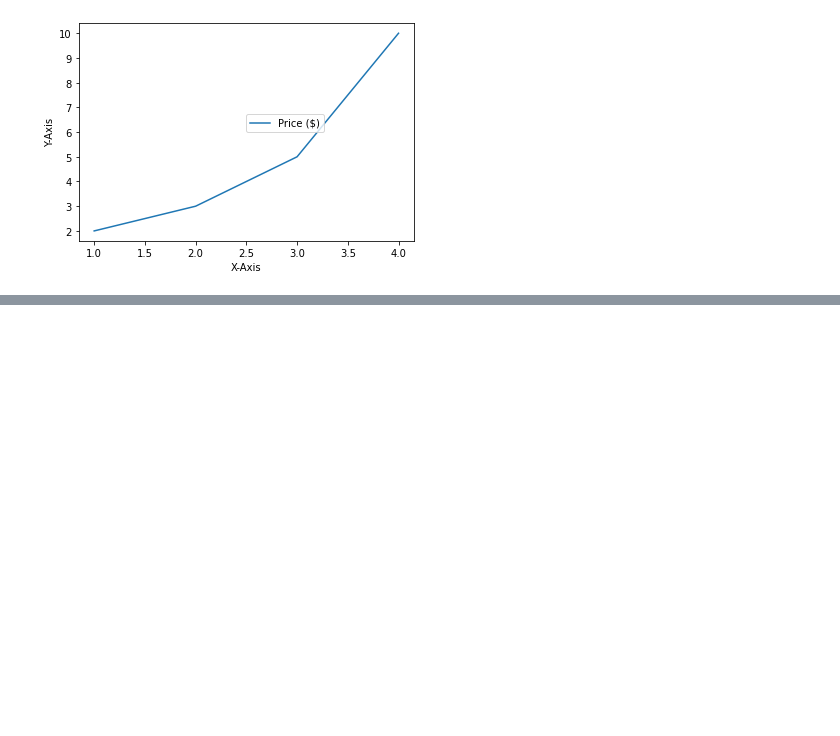
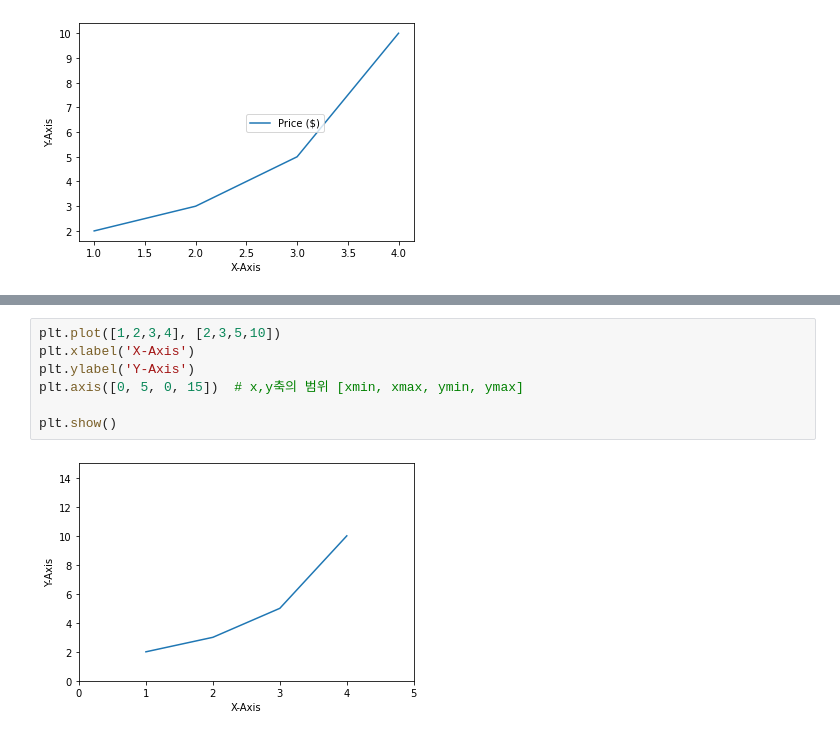
Before and after one commit to py4ine/study_Visualization, a Jupyter notebook: 20240619_Matplotlib_basic.ipynb, the cells around one changed output, grey strips where cells are left out. Drawn from its saved outputs; the diff is of its cells as text; blank space fills up the shorter version.

```diff
--- a/20240619_Matplotlib_basic.ipynb
+++ b/20240619_Matplotlib_basic.ipynb
@@ -143,0 +156,9 @@ plt.show()
+# %%
+plt.plot([1,2,3,4], [2,3,5,10])
+plt.xlabel('X-Axis')
+plt.ylabel('Y-Axis')
+plt.axis([0, 5, 0, 15])  # x,y축의 범위 [xmin, xmax, ymin, ymax]
+
+plt.show()
+# %% [output]
+[figure, added]
```
Also changed, not shown: parts of 14 cells of this notebook.
